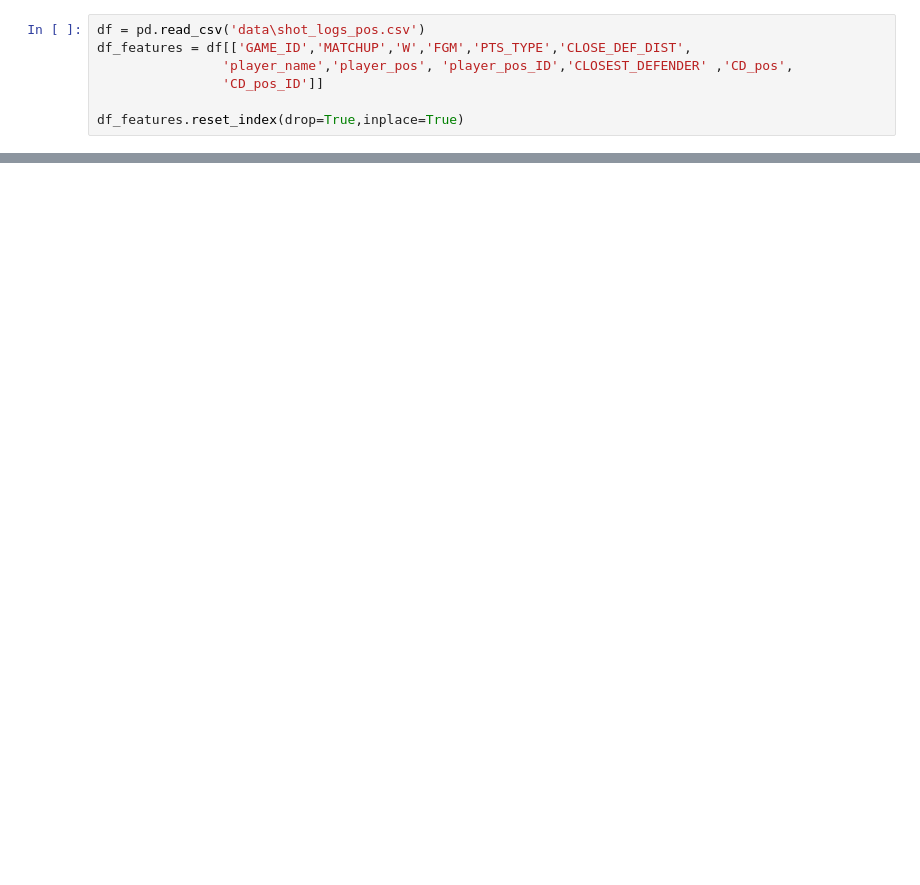
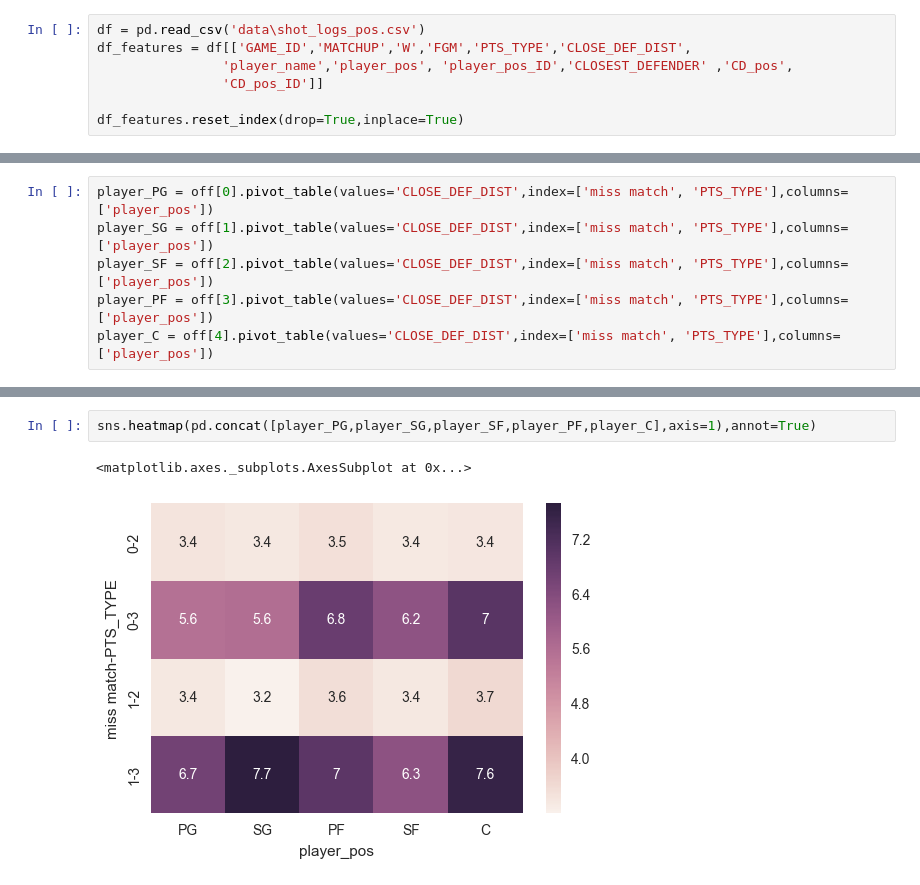
Before and after one commit to nowaxsky/NBA_miss_match, a Jupyter notebook: NBA_miss_match.ipynb, the cells around one changed output, grey strips where cells are left out. Saved outputs shown, nothing was run; the diff lists cells and outputs as text; blank space fills up the shorter version.

```diff
--- a/NBA_miss_match.ipynb
+++ b/NBA_miss_match.ipynb
@@ -101,0 +88,6 @@ sns.heatmap(pd.concat([player_PG,player_SG,player_PF,player_C],axis=1),annot=Tru
+# %%
+player_PG = off[0].pivot_table(values='CLOSE_DEF_DIST',index=['miss match', 'PTS_TYPE'],columns=['player_pos'])
+player_SG = off[1].pivot_table(values='CLOSE_DEF_DIST',index=['miss match', 'PTS_TYPE'],columns=['player_pos'])
+player_SF = off[2].pivot_table(values='CLOSE_DEF_DIST',index=['miss match', 'PTS_TYPE'],columns=['player_pos'])
+player_PF = off[3].pivot_table(values='CLOSE_DEF_DIST',index=['miss match', 'PTS_TYPE'],columns=['player_pos'])
+player_C = off[4].pivot_table(values='CLOSE_DEF_DIST',index=['miss match', 'PTS_TYPE'],columns=['player_pos'])
@@ -101,0 +103,5 @@ sns.heatmap(pd.concat([player_PG,player_SG,player_PF,player_C],axis=1),annot=Tru
+# %%
+sns.heatmap(pd.concat([player_PG,player_SG,player_SF,player_PF,player_C],axis=1),annot=True)
+# %% [output]
+<matplotlib.axes._subplots.AxesSubplot at 0x...>
+[figure, added]
```
Also changed, not shown: parts of 48 cells of this notebook.
